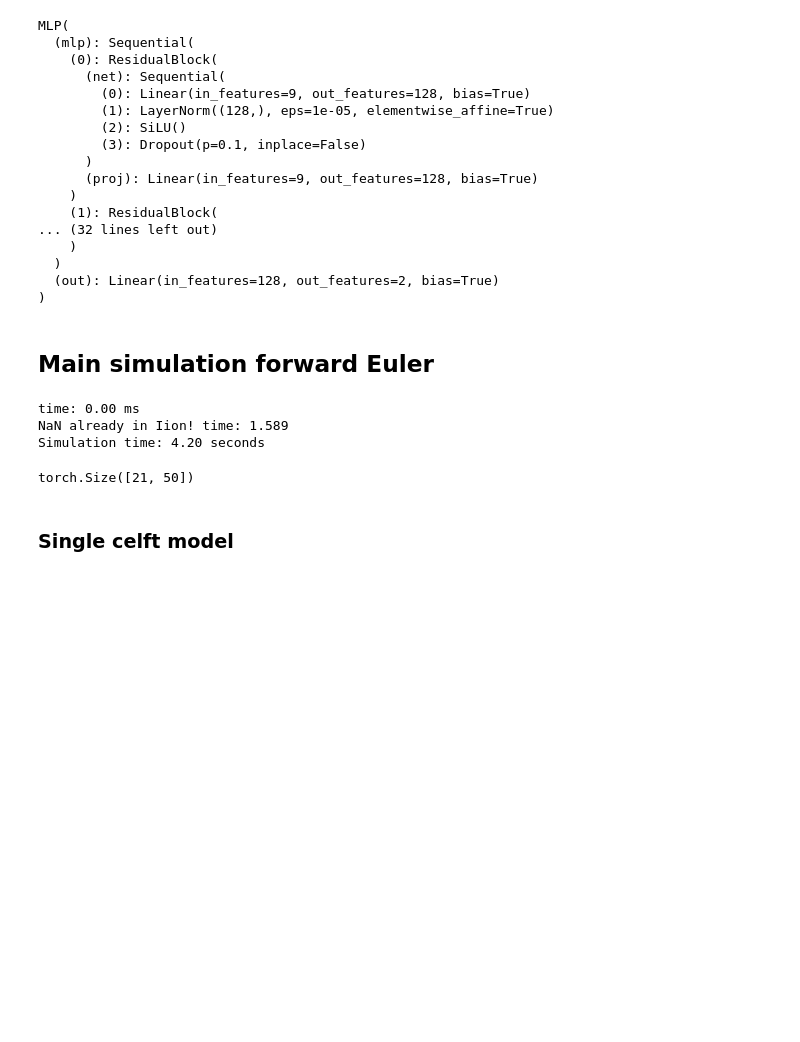
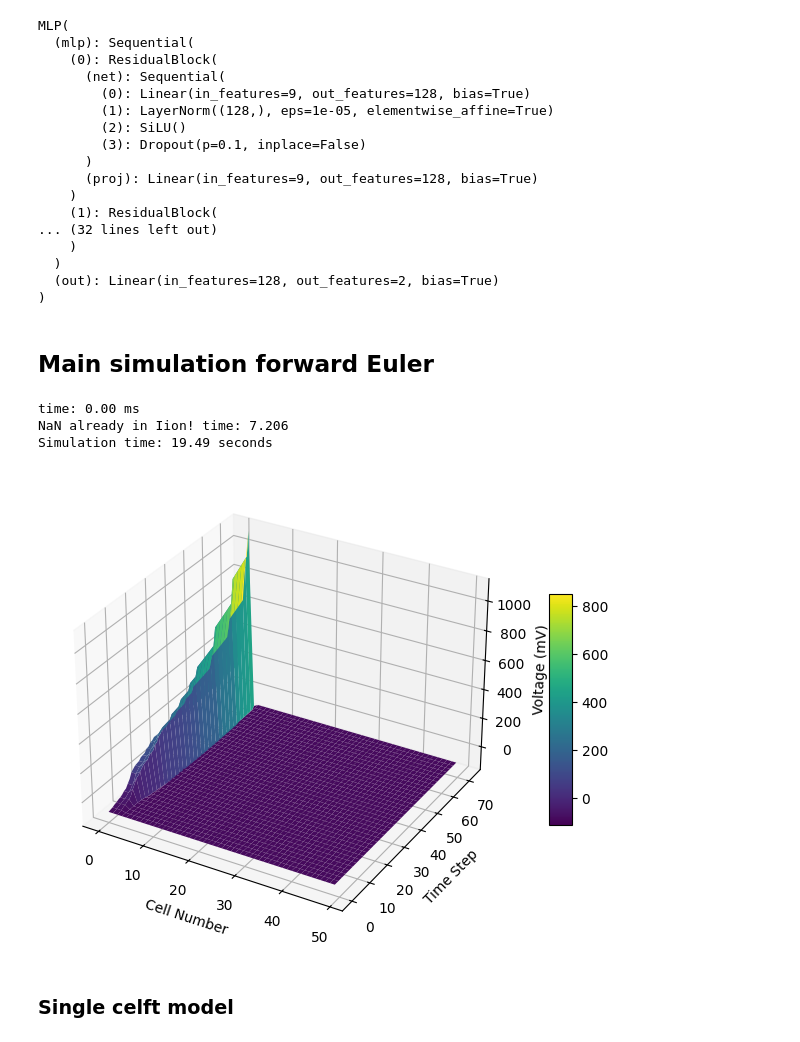
Before and after one commit to Richard71111/ID_hetg_NN, a Jupyter notebook: test.ipynb, the cells around one changed output. Saved outputs shown, nothing was run; the diff lists cells and outputs as text; code cells hidden in the pictures; blank space fills up the shorter version.

```diff
--- a/test.ipynb
+++ b/test.ipynb
@@ -305,8 +305,7 @@ import torch
 import math
 import time
 from model import MLP
-import pickle
-import torch.nn.functional as F
+import joblib
 
 
 device = torch.device('cpu')
@@ -327,8 +326,7 @@ else:
     scaler_name = 'Scaler/weak_standard_scaler.pkl'
 
 # Load the scaler
-with open(scaler_name, 'rb') as f:
-    scaler = pickle.load(f)
+scaler = joblib.load(scaler_name)
 
 normalize = Normalization(scaler, device=device, dtype=dtype)
 mesh_parameters = torch.tensor(
@@ -427,12 +425,40 @@ with torch.no_grad():
     print(f'Simulation time: {end - start:.2f} seconds')
 # %% [output]
 time: 0.00 ms
-NaN already in Iion! time: 1.589
-Simulation time: 4.20 seconds
+NaN already in Iion! time: 7.206
+Simulation time: 19.49 seconds
-# %%
-phi_save.shape
-# %% [output]
-torch.Size([21, 50])
+# %%
+import numpy as np
+import matplotlib.pyplot as plt
+
+# phi_save: shape (T_steps, N_cells)
+data = phi_save.cpu().numpy()
+
+T_steps, N_cells = data.shape
+
+X = np.arange(T_steps)[:, None]           # time step axis
+Y = np.arange(N_cells)[None, :]           # cell axis
+
+X_grid, Y_grid = np.meshgrid(np.arange(N_cells),
+                             np.arange(T_steps))
+
+Z = data   # voltage
+
+
+fig = plt.figure(figsize=(10, 6))
+ax = fig.add_subplot(111, projection='3d')
+
+surf = ax.plot_surface(X_grid, Y_grid, Z,
+                       cmap='viridis', linewidth=0, antialiased=True)
+
+ax.set_xlabel("Cell Number")
+ax.set_ylabel("Time Step")
+ax.set_zlabel("Voltage (mV)")
+
+fig.colorbar(surf, shrink=0.5, aspect=10)
+plt.show()
+# %% [output]
+[figure, added]
 # %% [markdown]
 ### Single celft model
 # %%
```
Also changed, not shown: parts of 1 cell of this notebook, 4 other files.
